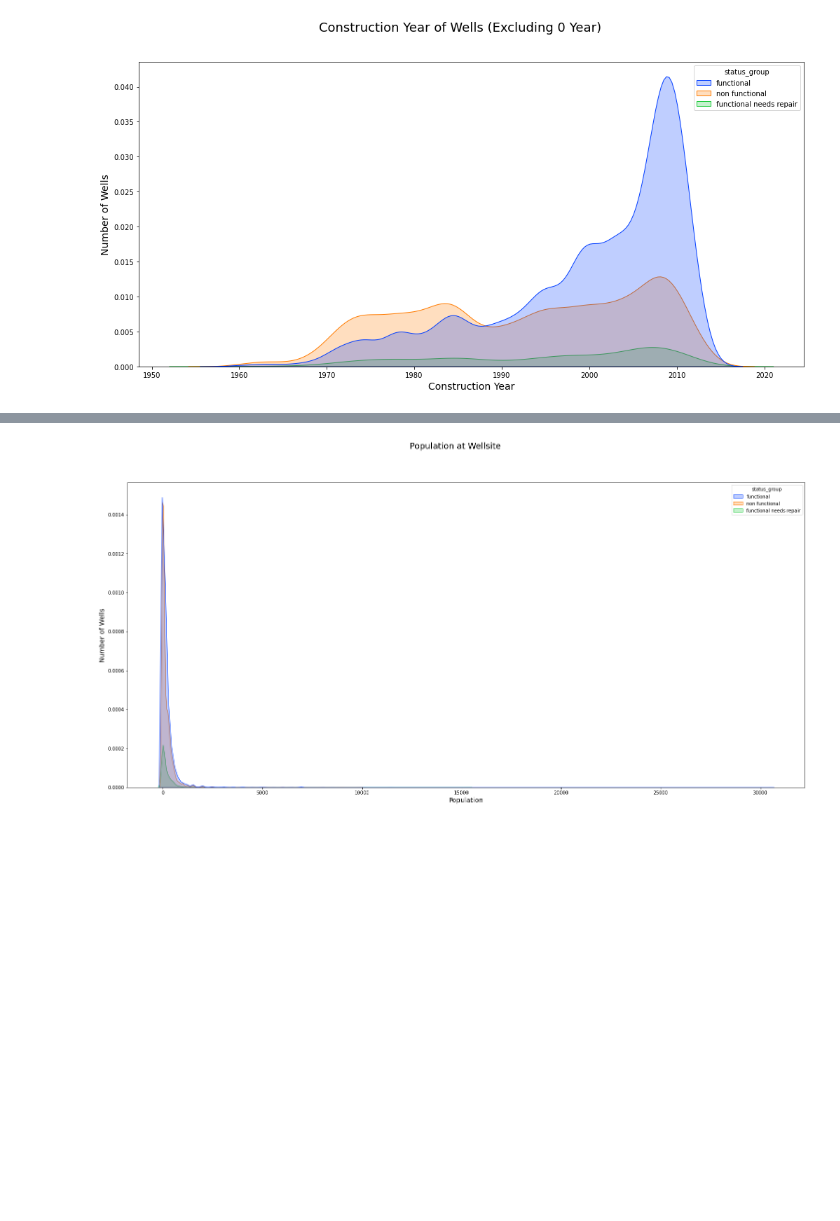
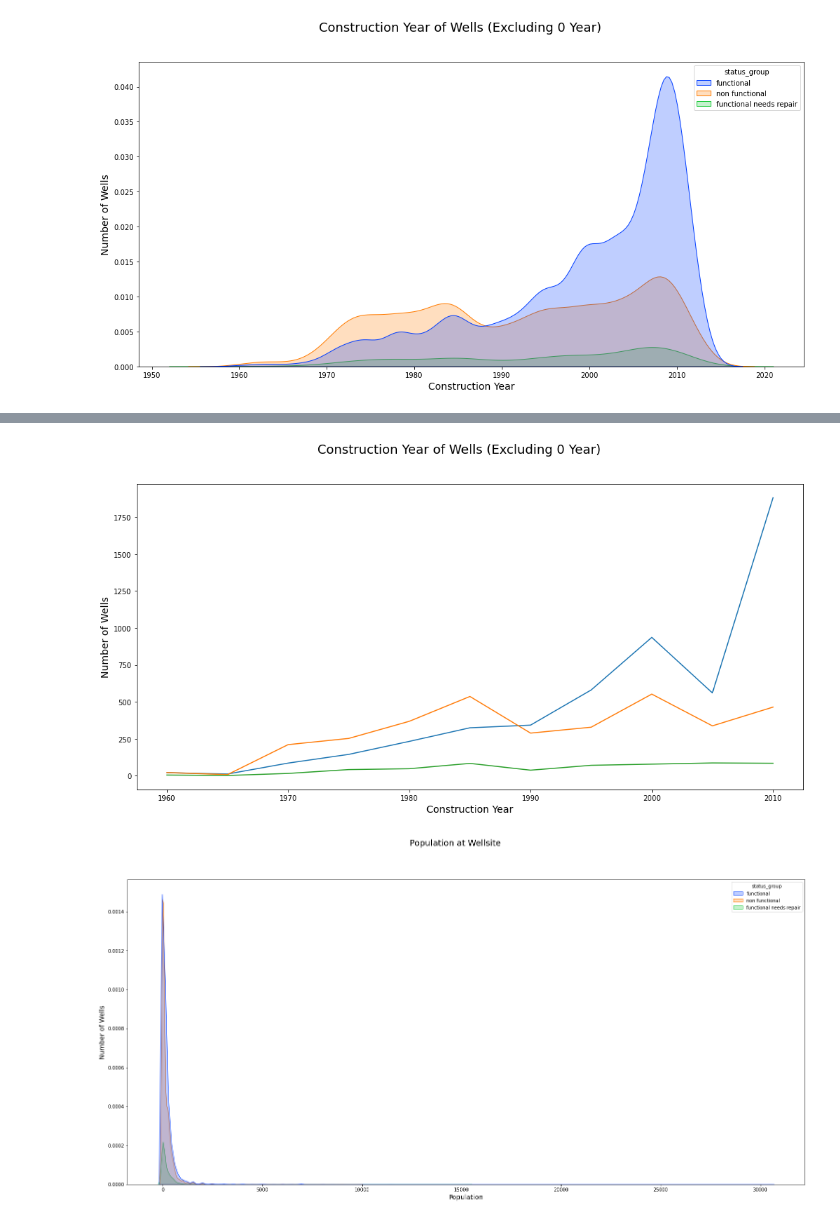
Before and after one commit to anniezhengaz/Phase3Projecct-Tanzanian_Water_Wells, a Jupyter notebook: Visuals_Plots.ipynb, the cells around one changed output, grey strips where cells are left out. Cells and saved outputs as stored; diff of their text form; code cells hidden in the pictures; blank space fills up the shorter version.

```diff
--- a/Visuals_Plots.ipynb
+++ b/Visuals_Plots.ipynb
@@ -97,3 +97,16 @@ plt.ylabel("Number of Wells", fontsize=14)
 plt.show();
 # %% [output]
 [figure]
+# %%
+#Create dataset with only construction_year and status_group
+years_status = df_actual_construction_years[['construction_year', 'status_group']]
+
+#Dummy the status_group
+years_status_dum = pd.get_dummies(years_status, columns=['status_group'])
+
+#Group the sum of the status group dummies by construction year
+year_max = years_status_dum.groupby('construction_year').sum()
+
+#select 5 year intervals
+year_stat_5intervals = year_max.iloc[::5, :]
+year_stat_5intervals
@@ -100,3 +127,18 @@ plt.show();
+# %%
+fig, ax = plt.subplots(figsize=(17,8))
+ax = sns.lineplot(data=year_stat_5intervals, x='construction_year', y='status_group_functional', palette='bright')
+
+ax = sns.lineplot(data=year_stat_5intervals, x='construction_year', y='status_group_non functional', palette='bright')
+
+ax = sns.lineplot(data=year_stat_5intervals, x='construction_year', y='status_group_functional needs repair', palette='bright')
+
+fig.suptitle('Construction Year of Wells (Excluding 0 Year)', fontsize=18)
+plt.xlabel("Construction Year", fontsize=14)
+plt.ylabel("Number of Wells", fontsize=14)
+#plt.legend(loc='upper left', labels=['functional needs repair', 'non functional', 'functional'])
+plt.show();
+# %% [output]
+[figure, added]
 # %%
 fig, ax = plt.subplots(figsize=(26,12))
 ax = sns.kdeplot(data=df, x='population', hue='status_group', palette='bright', fill=True)
```
Also changed, not shown: parts of 4 cells of this notebook.
